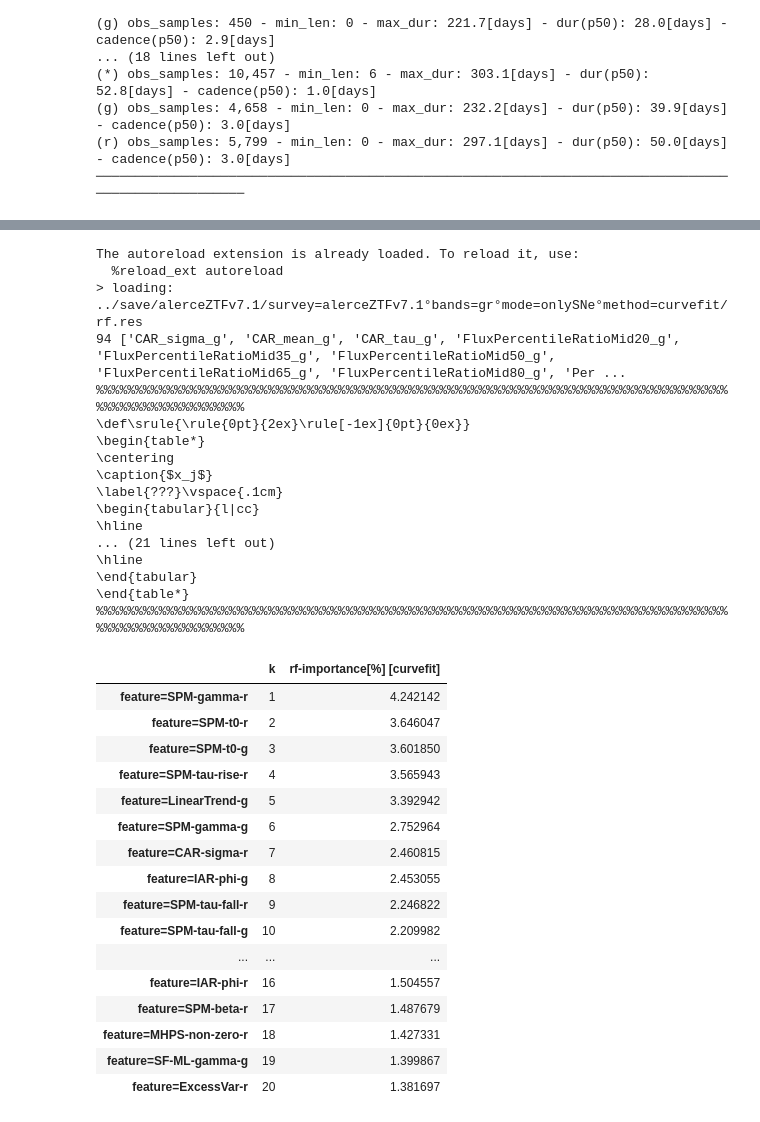
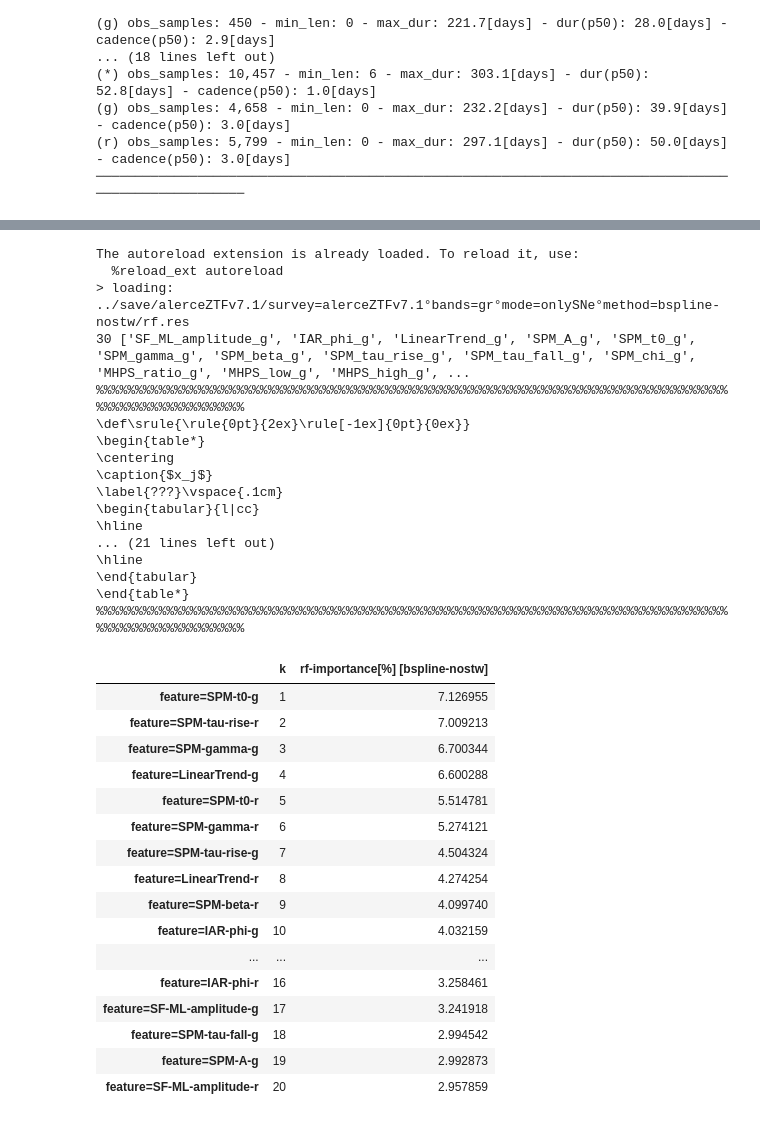
Before and after one commit to opimentel-github/astro-lightcurves-fats, a Jupyter notebook: experiments/random_forest.ipynb, the cells around one changed output, grey strips where cells are left out. Drawn from its saved outputs; the diff is of its cells as text; code cells hidden in the pictures.

```diff
--- a/experiments/random_forest.ipynb
+++ b/experiments/random_forest.ipynb
@@ -75,7 +75,7 @@ import matplotlib.pyplot as plt
 
 max_model_ids = 100
 test_lcset_name = 'val' # val test
-methods = ['curvefit', 'bspline', 'linear']
+methods = ['bspline-nostw', 'linear-nostw', 'curvefit-nostw', 'mcmc-nostw', 'curvefit', 'mcmc']
 #methods = ['linear']
 for method in methods:
     new_cfilename = f'{cfilename}°method={method}'
@@ -83,10 +83,11 @@ for method in methods:
     lcdataset = load_lcdataset(filedir)
     #print(lcdataset);assert 0
     rf_results = {}
+    cmethod = method.replace('-nostw', '')
     train_configs = [
         ('train', False),
-        (f'train.{method}', False),
-        (f'train.{method}', True),
+        (f'train.{cmethod}', False),
+        (f'train.{cmethod}', True),
     ]
     for (train_lcset_name,add_real_samples) in train_configs:
         load_rootdir = f'../save/{survey}/{new_cfilename}/features'
@@ -131,8 +144,8 @@ from flamingchoripan.datascience.statistics import XError
 from flamingchoripan.latex.latex_tables import LatexTable
 import pandas as pd
 
-methods = ['bspline', 'linear', 'curvefit']
-#methods = ['curvefit']
+methods = ['bspline-nostw', 'linear-nostw', 'curvefit-nostw', 'mcmc-nostw', 'curvefit', 'mcmc']
+#methods = ['linear']
 n_decimals = 3
 info_dict = {}
 for km,method in enumerate(methods):
@@ -141,24 +154,26 @@ for km,method in enumerate(methods):
     rf_results = load_pickle(load_filedir)
     model_ids = list(rf_results['train'].keys())
     d = {}
+    cmethod = method.replace('-nostw', '')
     for m in ['b-accuracy', 'b-f1score', 'b-gmean', 'b-dpower']:
         if km==0:
             info_dict[f'metric={m} [real]'] = {}
             info_dict[f'metric={m} [synth]'] = {}
             info_dict[f'metric={m} [synth+real]'] = {}
         info_dict[f'metric={m} [real]'][method] = XError([rf_results[f'train'][id]['metrics_dict'][m] for id in model_ids], n_decimals=n_decimals)
-        info_dict[f'metric={m} [synth]'][method] = XError([rf_results[f'train.{method}'][id]['metrics_dict'][m] for id in model_ids], n_decimals=n_decimals)
-        info_dict[f'metric={m} [synth+real]'][method] = XError([rf_results[f'train.{method}+real'][id]['metrics_dict'][m] for id in model_ids], n_decimals=n_decimals)
+        info_dict[f'metric={m} [synth]'][method] = XError([rf_results[f'train.{cmethod}'][id]['metrics_dict'][m] for id in model_ids], n_decimals=n_decimals)
+        info_dict[f'metric={m} [synth+real]'][method] = XError([rf_results[f'train.{cmethod}+real'][id]['metrics_dict'][m] for id in model_ids], n_decimals=n_decimals)
 
 info_df = pd.DataFrame.from_dict(info_dict, orient='index').reindex(list(info_dict.keys()))
 
 latex_kwargs = {
     'caption':'$x_j$',
     'label':'???',
-    'bold_criteriums':'max',
+    #'bold_criteriums':'max',
     #'custom_tabular_align':'l|cc|cc|cc',
 }
 latex_table = LatexTable(info_df, **latex_kwargs)
 print(latex_table)
 info_df
+# % \multicolumn{2}{c}{63.09$\pm$2.81}
 # %% [output]
@@ -201,65 +216,66 @@ from flamingchoripan.datascience.statistics import XError
 from flamingchoripan.latex.latex_tables import LatexTable
 import pandas as pd
 
-methods = ['linear', 'mcmc', 'curvefit', 'bspline']
-methods = ['curvefit']
+methods = ['bspline-nostw', 'linear-nostw', 'curvefit-nostw', 'mcmc-nostw', 'curvefit', 'mcmc']
+#methods = ['bspline-nostw']
 info_dict = {}
 for km,method in enumerate(methods):
     new_cfilename = f'{cfilename}°method={method}'
     load_filedir = f'../save/{survey}/{new_cfilename}/rf.res'
     rf_results = load_pickle(load_filedir)
     model_ids = list(rf_results['train'].keys())
-    rank = rf_results[f'train.{method}'][model_ids[0]]['rank']
-    features = rf_results[f'train.{method}'][model_ids[0]]['features']
+    cmethod = method.replace('-nostw', '')
+    rank = rf_results[f'train.{cmethod}'][model_ids[0]]['rank']
+    features = rf_results[f'train.{cmethod}'][model_ids[0]]['features']
     print(len(features), features)
     rank.print_n = 20
     rank.values = [v*100 for v in rank.values]
     rank.name = f'rf-importance[%] [{method}]'
     df = rank.get_df()
     df.index = [f'feature={i.replace("_", "-")}' for i in list(df.index)]
     info_dict[method] = df
     break
 info_df = info_dict[method]
 
 latex_kwargs = {
     'caption':'$x_j$',
     'label':'???',
 }
 latex_table = LatexTable(info_df, **latex_kwargs)
 print(latex_table)
 info_df
 # %% [output]
 The autoreload extension is already loaded. To reload it, use:
   %reload_ext autoreload
-> loading: ../save/alerceZTFv7.1/survey=alerceZTFv7.1°bands=gr°mode=onlySNe°method=curvefit/rf.res
-94 ['CAR_sigma_g', 'CAR_mean_g', 'CAR_tau_g', 'FluxPercentileRatioMid20_g', 'FluxPercentileRatioMid35_g', 'FluxPercentileRatioMid50_g', 'FluxPercentileRatioMid65_g', 'FluxPercentileRatioMid80_g', 'Per ...
+> loading: ../save/alerceZTFv7.1/survey=alerceZTFv7.1°bands=gr°mode=onlySNe°method=bspline-nostw/rf.res
+30 ['SF_ML_amplitude_g', 'IAR_phi_g', 'LinearTrend_g', 'SPM_A_g', 'SPM_t0_g', 'SPM_gamma_g', 'SPM_beta_g', 'SPM_tau_rise_g', 'SPM_tau_fall_g', 'SPM_chi_g', 'MHPS_ratio_g', 'MHPS_low_g', 'MHPS_high_g', ...
 %%%%%%%%%%%%%%%%%%%%%%%%%%%%%%%%%%%%%%%%%%%%%%%%%%%%%%%%%%%%%%%%%%%%%%%%%%%%%%%%%%%%%%%%%%%%%%%%%%%%
 \def\srule{\rule{0pt}{2ex}\rule[-1ex]{0pt}{0ex}}
 \begin{table*}
 \centering
 \caption{$x_j$}
 \label{???}\vspace{.1cm}
 \begin{tabular}{l|cc}
 \hline
 ... (21 lines left out)
 \hline
 \end{tabular}
 \end{table*}
 %%%%%%%%%%%%%%%%%%%%%%%%%%%%%%%%%%%%%%%%%%%%%%%%%%%%%%%%%%%%%%%%%%%%%%%%%%%%%%%%%%%%%%%%%%%%%%%%%%%%
-|  | k | rf-importance[%] [curvefit] |
-| feature=SPM-gamma-r | 1 | 4.242142 |
-| feature=SPM-t0-r | 2 | 3.646047 |
-| feature=SPM-t0-g | 3 | 3.601850 |
-| feature=SPM-tau-rise-r | 4 | 3.565943 |
-| feature=LinearTrend-g | 5 | 3.392942 |
-| feature=SPM-gamma-g | 6 | 2.752964 |
-| feature=CAR-sigma-r | 7 | 2.460815 |
-| feature=IAR-phi-g | 8 | 2.453055 |
-| feature=SPM-tau-fall-r | 9 | 2.246822 |
-| feature=SPM-tau-fall-g | 10 | 2.209982 |
+|  | k | rf-importance[%] [bspline-nostw] |
+| feature=SPM-t0-g | 1 | 7.126955 |
+| feature=SPM-tau-rise-r | 2 | 7.009213 |
+| feature=SPM-gamma-g | 3 | 6.700344 |
+| feature=LinearTrend-g | 4 | 6.600288 |
+| feature=SPM-t0-r | 5 | 5.514781 |
+| feature=SPM-gamma-r | 6 | 5.274121 |
+| feature=SPM-tau-rise-g | 7 | 4.504324 |
+| feature=LinearTrend-r | 8 | 4.274254 |
+| feature=SPM-beta-r | 9 | 4.099740 |
+| feature=IAR-phi-g | 10 | 4.032159 |
 | ... | ... | ... |
-| feature=IAR-phi-r | 16 | 1.504557 |
-| feature=SPM-beta-r | 17 | 1.487679 |
-| feature=MHPS-non-zero-r | 18 | 1.427331 |
-| feature=SF-ML-gamma-g | 19 | 1.399867 |
-| feature=ExcessVar-r | 20 | 1.381697 |
+| feature=IAR-phi-r | 16 | 3.258461 |
+| feature=SF-ML-amplitude-g | 17 | 3.241918 |
+| feature=SPM-tau-fall-g | 18 | 2.994542 |
+| feature=SPM-A-g | 19 | 2.992873 |
+| feature=SF-ML-amplitude-r | 20 | 2.957859 |
```
Also changed, not shown: parts of 2 cells of this notebook, 4 other files.
